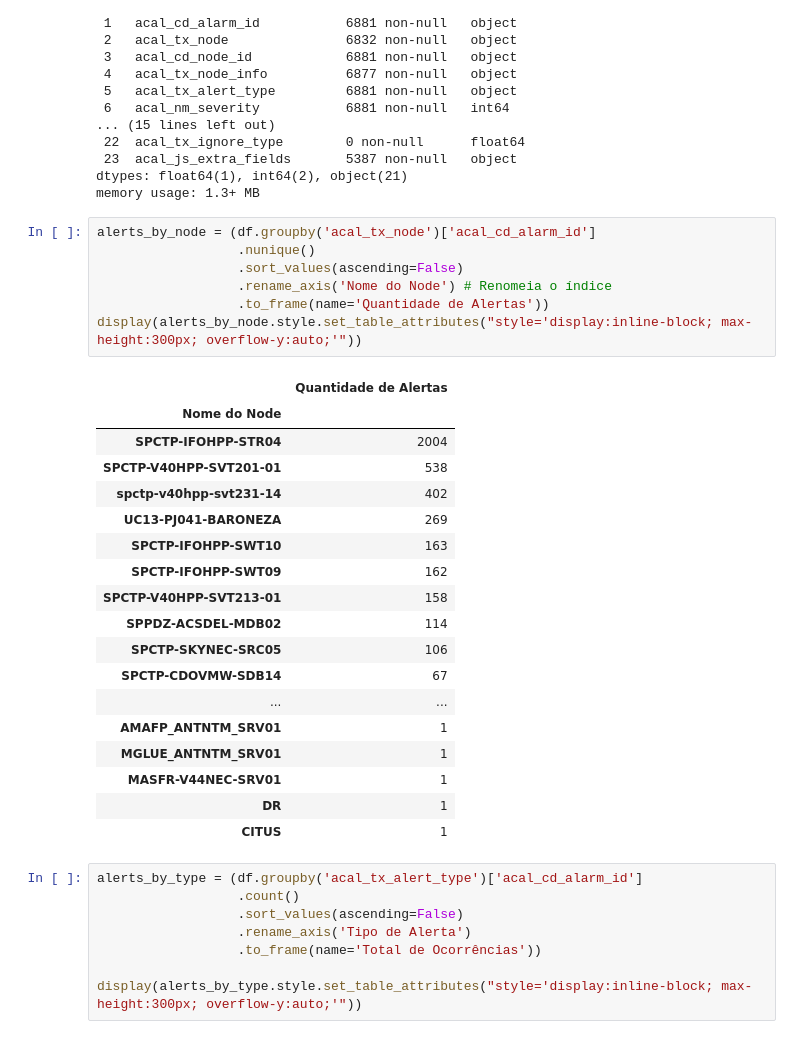
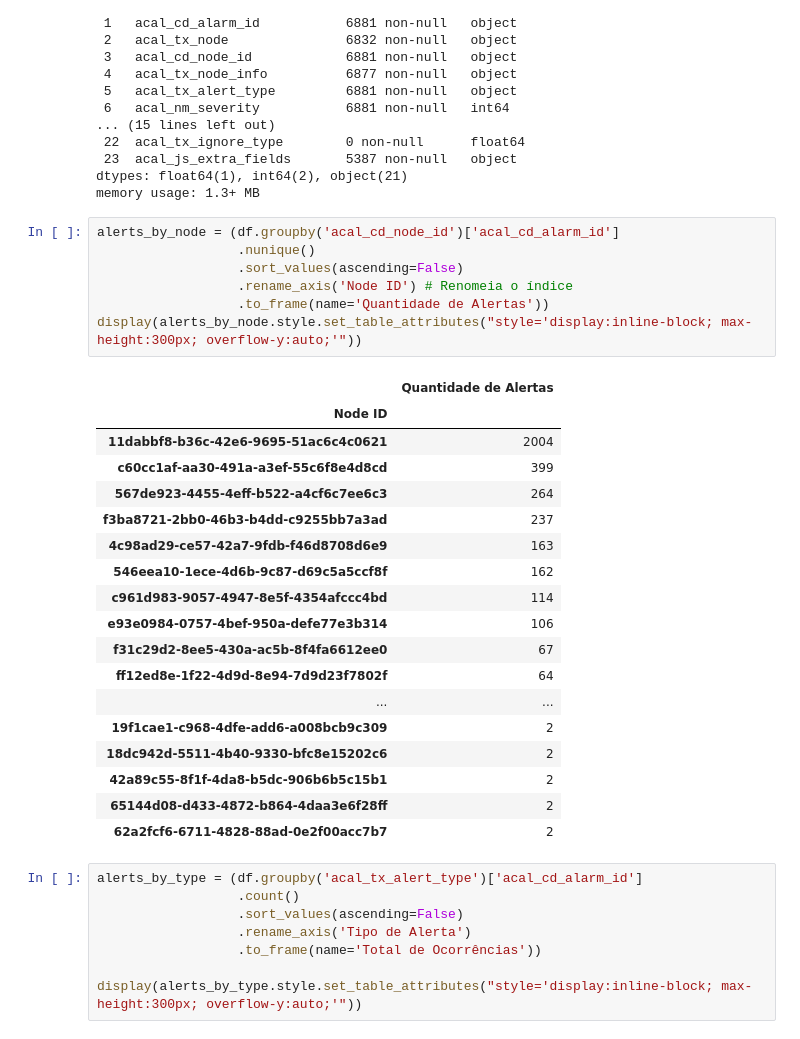
Before and after one commit to LuizF14/alarm_correlation, a Jupyter notebook: notebooks/exploration_01.ipynb, the cells around one changed output. Drawn from its saved outputs; the diff is of its cells as text.

```diff
--- a/notebooks/exploration_01.ipynb
+++ b/notebooks/exploration_01.ipynb
@@ -33,31 +33,31 @@ Data columns (total 24 columns):
 dtypes: float64(1), int64(2), object(21)
 memory usage: 1.3+ MB
 # %%
-alerts_by_node = (df.groupby('acal_tx_node')['acal_cd_alarm_id']
+alerts_by_node = (df.groupby('acal_cd_node_id')['acal_cd_alarm_id']
                   .nunique()
                   .sort_values(ascending=False)
-                  .rename_axis('Nome do Node') # Renomeia o índice
+                  .rename_axis('Node ID') # Renomeia o índice
                   .to_frame(name='Quantidade de Alertas'))
 display(alerts_by_node.style.set_table_attributes("style='display:inline-block; max-height:300px; overflow-y:auto;'"))
 # %% [output]
 |  | Quantidade de Alertas |
-| Nome do Node |  |
-| SPCTP-IFOHPP-STR04 | 2004 |
-| SPCTP-V40HPP-SVT201-01 | 538 |
-| spctp-v40hpp-svt231-14 | 402 |
-| UC13-PJ041-BARONEZA | 269 |
-| SPCTP-IFOHPP-SWT10 | 163 |
-| SPCTP-IFOHPP-SWT09 | 162 |
-| SPCTP-V40HPP-SVT213-01 | 158 |
-| SPPDZ-ACSDEL-MDB02 | 114 |
-| SPCTP-SKYNEC-SRC05 | 106 |
-| SPCTP-CDOVMW-SDB14 | 67 |
+| Node ID |  |
+| 11dabbf8-b36c-42e6-9695-51ac6c4c0621 | 2004 |
+| c60cc1af-aa30-491a-a3ef-55c6f8e4d8cd | 399 |
+| 567de923-4455-4eff-b522-a4cf6c7ee6c3 | 264 |
+| f3ba8721-2bb0-46b3-b4dd-c9255bb7a3ad | 237 |
+| 4c98ad29-ce57-42a7-9fdb-f46d8708d6e9 | 163 |
+| 546eea10-1ece-4d6b-9c87-d69c5a5ccf8f | 162 |
+| c961d983-9057-4947-8e5f-4354afccc4bd | 114 |
+| e93e0984-0757-4bef-950a-defe77e3b314 | 106 |
+| f31c29d2-8ee5-430a-ac5b-8f4fa6612ee0 | 67 |
+| ff12ed8e-1f22-4d9d-8e94-7d9d23f7802f | 64 |
 | ... | ... |
-| AMAFP_ANTNTM_SRV01 | 1 |
-| MGLUE_ANTNTM_SRV01 | 1 |
-| MASFR-V44NEC-SRV01 | 1 |
-| DR | 1 |
-| CITUS | 1 |
+| 19f1cae1-c968-4dfe-add6-a008bcb9c309 | 2 |
+| 18dc942d-5511-4b40-9330-bfc8e15202c6 | 2 |
+| 42a89c55-8f1f-4da8-b5dc-906b6b5c15b1 | 2 |
+| 65144d08-d433-4872-b864-4daa3e6f28ff | 2 |
+| 62a2fcf6-6711-4828-88ad-0e2f00acc7b7 | 2 |
 # %%
 alerts_by_type = (df.groupby('acal_tx_alert_type')['acal_cd_alarm_id']
                   .count()
```
Also changed, not shown: parts of 2 cells of this notebook, 36 other files.
